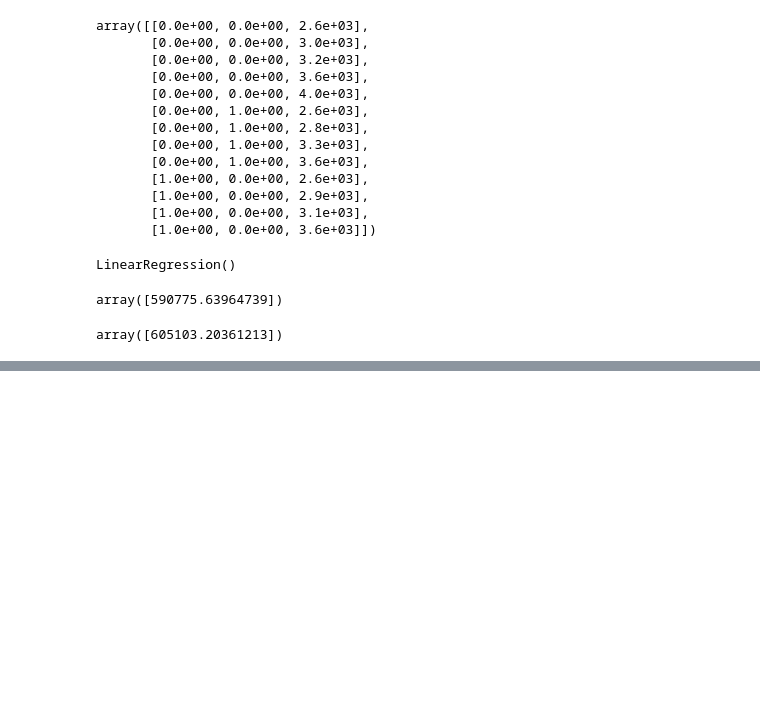
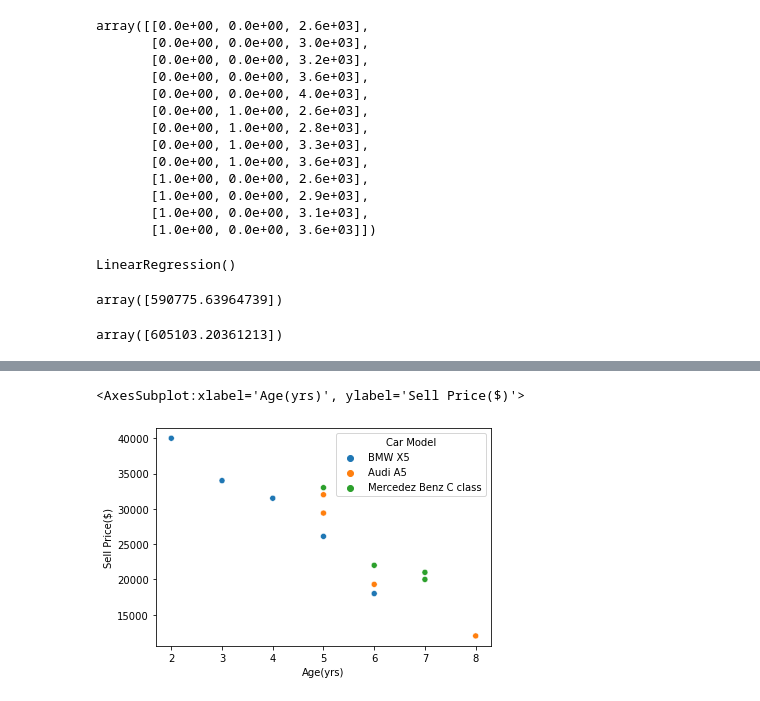
Before and after one commit to pxndey/intro-to-machine-learning, a Jupyter notebook: onehot-encoding.ipynb, the cells around one changed output, grey strips where cells are left out. Saved outputs shown, nothing was run; the diff lists cells and outputs as text; code cells hidden in the pictures; blank space fills up the shorter version.

```diff
--- a/onehot-encoding.ipynb
+++ b/onehot-encoding.ipynb
@@ -197,0 +230,5 @@ array([605103.20361213])
+# %%
+sns.scatterplot(data=data,x='Age(yrs)',y='Sell Price($)',hue='Car Model')
+# %% [output]
+<AxesSubplot:xlabel='Age(yrs)', ylabel='Sell Price($)'>
+[figure, added]
```
Also changed, not shown: parts of 14 cells of this notebook, 3 other files.
